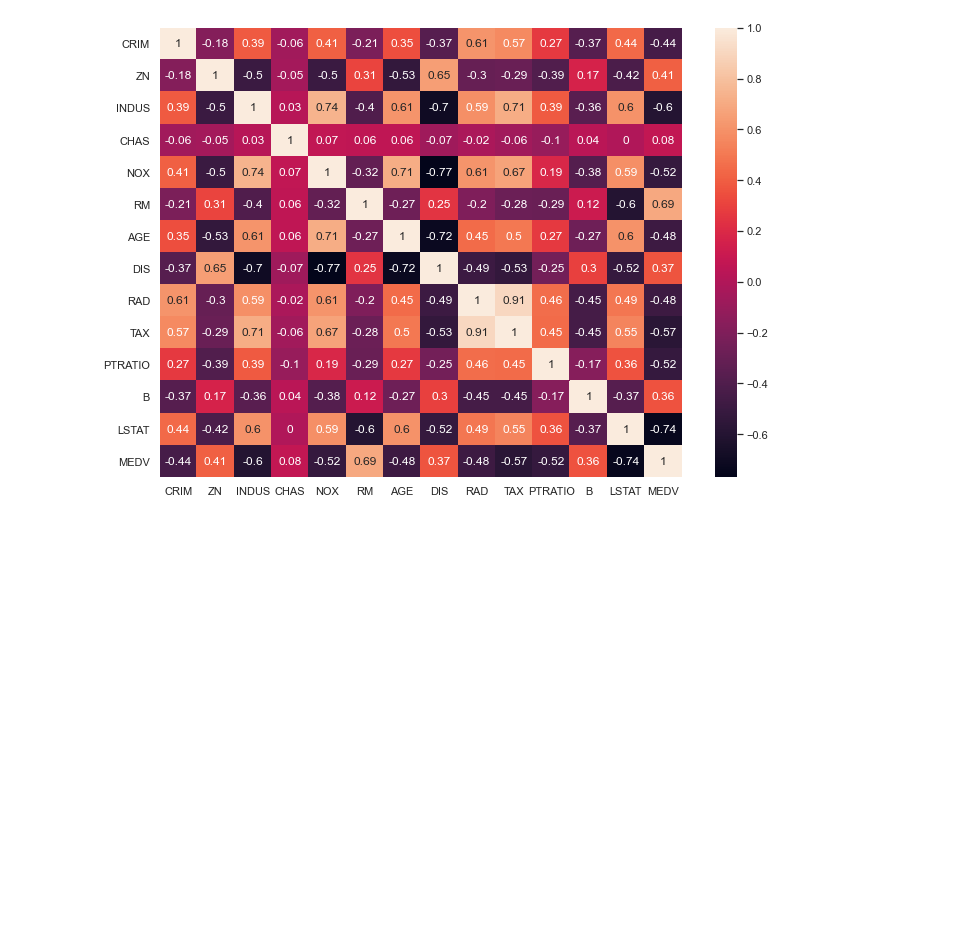
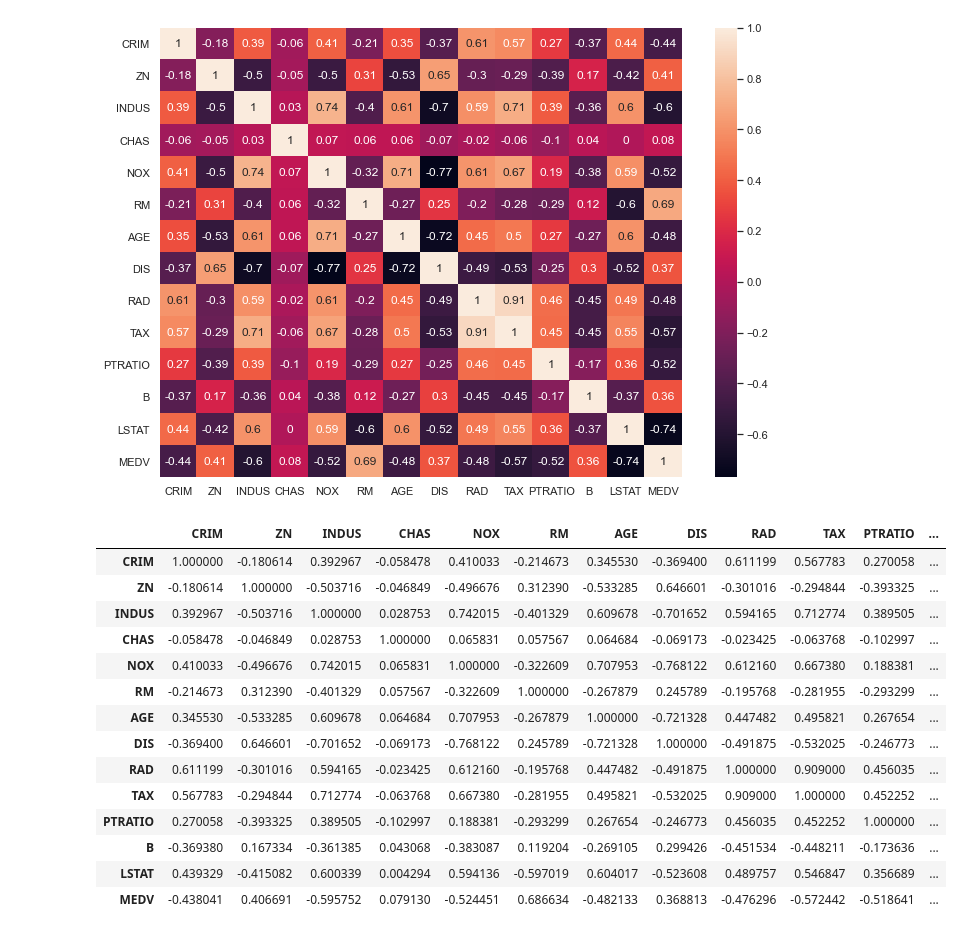
Before and after one commit to weelawat/Portfolio, a Jupyter notebook: 000 Project/2 Boston housing price prediction/Model building.ipynb, the cells around one changed output. Drawn from its saved outputs; the diff is of its cells as text; code cells hidden in the pictures; blank space fills up the shorter version.

```diff
--- a/000 Project/2 Boston housing price prediction/Model building.ipynb
+++ b/000 Project/2 Boston housing price prediction/Model building.ipynb
@@ -88,6 +88,25 @@ sns.heatmap(df.corr().round(2), annot=True)
 # %% [output]
 <AxesSubplot:>
 [figure]
+# %%
+testdf = df.corr()
+testdf
+# %% [output]
+|  | CRIM | ZN | INDUS | CHAS | NOX | RM | AGE | DIS | RAD | TAX | PTRATIO | ... |
+| CRIM | 1.000000 | -0.180614 | 0.392967 | -0.058478 | 0.410033 | -0.214673 | 0.345530 | -0.369400 | 0.611199 | 0.567783 | 0.270058 | ... |
+| ZN | -0.180614 | 1.000000 | -0.503716 | -0.046849 | -0.496676 | 0.312390 | -0.533285 | 0.646601 | -0.301016 | -0.294844 | -0.393325 | ... |
+| INDUS | 0.392967 | -0.503716 | 1.000000 | 0.028753 | 0.742015 | -0.401329 | 0.609678 | -0.701652 | 0.594165 | 0.712774 | 0.389505 | ... |
+| CHAS | -0.058478 | -0.046849 | 0.028753 | 1.000000 | 0.065831 | 0.057567 | 0.064684 | -0.069173 | -0.023425 | -0.063768 | -0.102997 | ... |
+| NOX | 0.410033 | -0.496676 | 0.742015 | 0.065831 | 1.000000 | -0.322609 | 0.707953 | -0.768122 | 0.612160 | 0.667380 | 0.188381 | ... |
+| RM | -0.214673 | 0.312390 | -0.401329 | 0.057567 | -0.322609 | 1.000000 | -0.267879 | 0.245789 | -0.195768 | -0.281955 | -0.293299 | ... |
+| AGE | 0.345530 | -0.533285 | 0.609678 | 0.064684 | 0.707953 | -0.267879 | 1.000000 | -0.721328 | 0.447482 | 0.495821 | 0.267654 | ... |
+| DIS | -0.369400 | 0.646601 | -0.701652 | -0.069173 | -0.768122 | 0.245789 | -0.721328 | 1.000000 | -0.491875 | -0.532025 | -0.246773 | ... |
+| RAD | 0.611199 | -0.301016 | 0.594165 | -0.023425 | 0.612160 | -0.195768 | 0.447482 | -0.491875 | 1.000000 | 0.909000 | 0.456035 | ... |
+| TAX | 0.567783 | -0.294844 | 0.712774 | -0.063768 | 0.667380 | -0.281955 | 0.495821 | -0.532025 | 0.909000 | 1.000000 | 0.452252 | ... |
+| PTRATIO | 0.270058 | -0.393325 | 0.389505 | -0.102997 | 0.188381 | -0.293299 | 0.267654 | -0.246773 | 0.456035 | 0.452252 | 1.000000 | ... |
+| B | -0.369380 | 0.167334 | -0.361385 | 0.043068 | -0.383087 | 0.119204 | -0.269105 | 0.299426 | -0.451534 | -0.448211 | -0.173636 | ... |
+| LSTAT | 0.439329 | -0.415082 | 0.600339 | 0.004294 | 0.594136 | -0.597019 | 0.604017 | -0.523608 | 0.489757 | 0.546847 | 0.356689 | ... |
+| MEDV | -0.438041 | 0.406691 | -0.595752 | 0.079130 | -0.524451 | 0.686634 | -0.482133 | 0.368813 | -0.476296 | -0.572442 | -0.518641 | ... |
 # %%
 Column_feature = ["RM", "INDUS", "NOX", "AGE", "TAX", "PTRATIO", "LSTAT"]
 X = df.loc[:, Column_feature]
```
Also changed, not shown: parts of 5 cells of this notebook, 12 other files.
